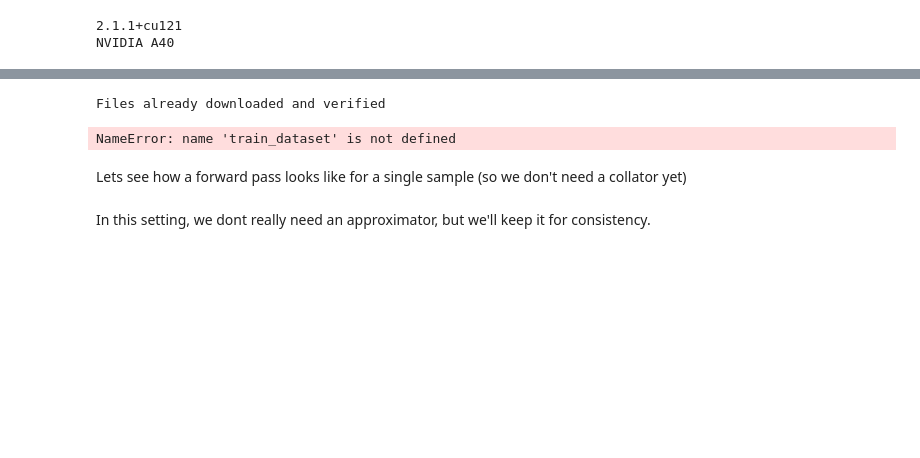
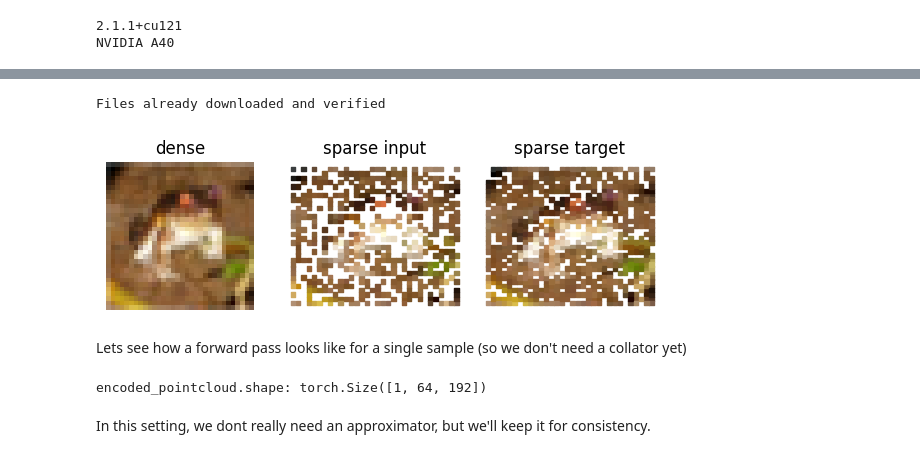
Before and after one commit to BenediktAlkin/upt-minimal, a Jupyter notebook: 5_pointcloud_autoencoder.ipynb, the cells around one changed output, grey strips where cells are left out. Drawn from its saved outputs; the diff is of its cells as text; code cells hidden in the pictures; blank space fills up the shorter version.

```diff
--- a/5_pointcloud_autoencoder.ipynb
+++ b/5_pointcloud_autoencoder.ipynb
@@ -56,41 +56,41 @@ ImportError: cannot import name 'SparseCIFAR10AutoencoderDataset' from 'upt.data
 # now plotting is a bit trickier because we have a sparse tensor
 # we'll make a scatter plot where each point is colored with the
 # RGB value of the pixel
 import matplotlib.pyplot as plt
 import einops
 
 # get dense sample
 from torchvision.datasets import CIFAR10
 from torchvision.transforms import ToTensor
 train_dataset_dense = CIFAR10(root="./data", train=True, download=True)
 dense_sample = train_dataset_dense[0][0]
 dense_sample = ToTensor()(dense_sample)
 # get sparse sample
 sample = train_dataset[0]
 x_in, y_in = sample["input_pos"].unbind(1)
 c_in = sample["input_feat"]
 x_out, y_out = sample["output_pos"].unbind(1)
-c_out = sample["output_feat"]
+c_out = sample["target_feat"]
 
 _, axes = plt.subplots(1, 3, figsize=(6, 2))
 axes[0].imshow(einops.rearrange(dense_sample, "three height width -> height width three"))
-axes[0].set_title("dense input")
+axes[0].set_title("dense")
 axes[0].set_axis_off()
 axes[1].scatter(y_in, 31 - x_in, c=c_in, marker="s", s=10)
 axes[1].set_title("sparse input")
 axes[1].set_axis_off()
 axes[2].scatter(y_out, 31 - x_out, c=c_out, marker="s", s=10)
-axes[2].set_title("sparse reconstruction")
+axes[2].set_title("sparse target")
 axes[2].set_axis_off()
 plt.tight_layout()
 plt.show()
 # %% [output]
 Files already downloaded and verified
-NameError: name 'train_dataset' is not defined
+[figure, added]
 # %% [markdown]
 Lets see how a forward pass looks like for a single sample (so we don't need a collator yet)
 # %%
-from upt.models.encoder_image import EncoderSupernodes
+from upt.models.encoder_supernodes import EncoderSupernodes
 
 encoder = EncoderSupernodes(
     # CIFAR has 3 channels (RGB)
@@ -128,9 +128,11 @@ encoded_pointcloud = encoder(
     input_feat=sample["input_feat"],
     input_pos=sample["input_pos"],
     supernode_idxs=supernode_idxs,
-    batch_idx=batch["batch_idx"],
+    batch_idx=batch_idx,
 )
 print(f"encoded_pointcloud.shape: {encoded_pointcloud.shape}")
+# %% [output]
+encoded_pointcloud.shape: torch.Size([1, 64, 192])
 # %% [markdown]
 In this setting, we dont really need an approximator, but we'll keep it for consistency.
 # %%
```
Also changed, not shown: parts of 4 cells of this notebook.
